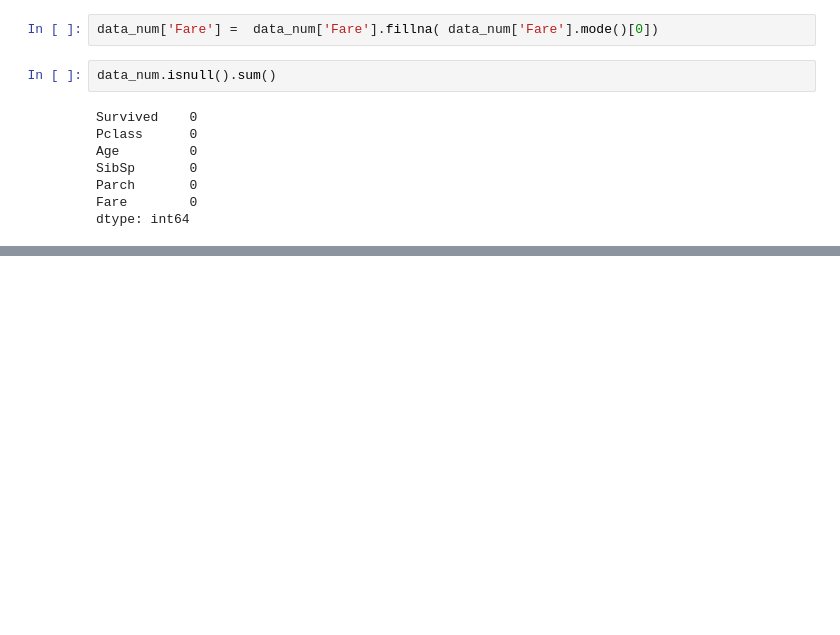
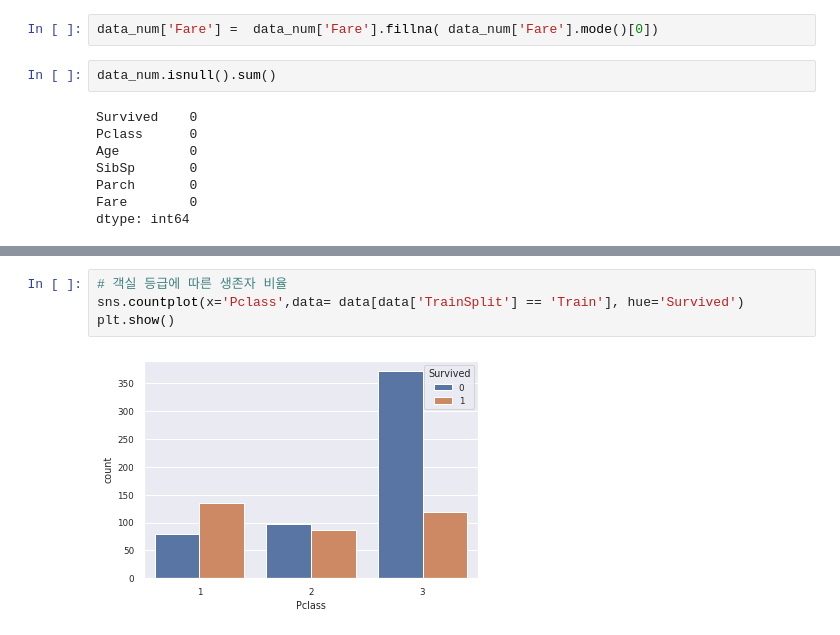
Before and after one commit to bigdataleeky/python, a Jupyter notebook: 20220520/20220520.ipynb, the cells around one changed output, grey strips where cells are left out. Cells and saved outputs as stored; diff of their text form; blank space fills up the shorter version.

```diff
--- a/20220520/20220520.ipynb
+++ b/20220520/20220520.ipynb
@@ -294,0 +396,6 @@ dtype: int64
+# %%
+# 객실 등급에 따른 생존자 비율
+sns.countplot(x='Pclass',data= data[data['TrainSplit'] == 'Train'], hue='Survived')
+plt.show()
+# %% [output]
+[figure, added]
```
Also changed, not shown: parts of 34 cells of this notebook.
